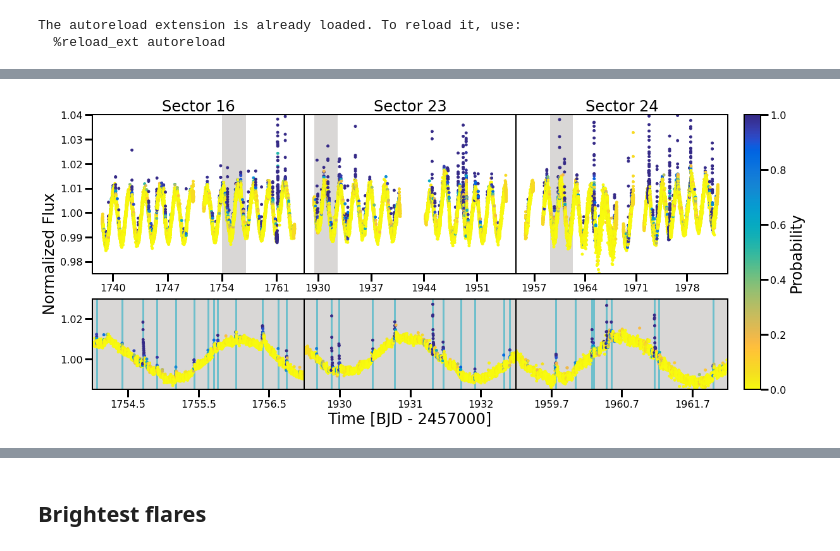
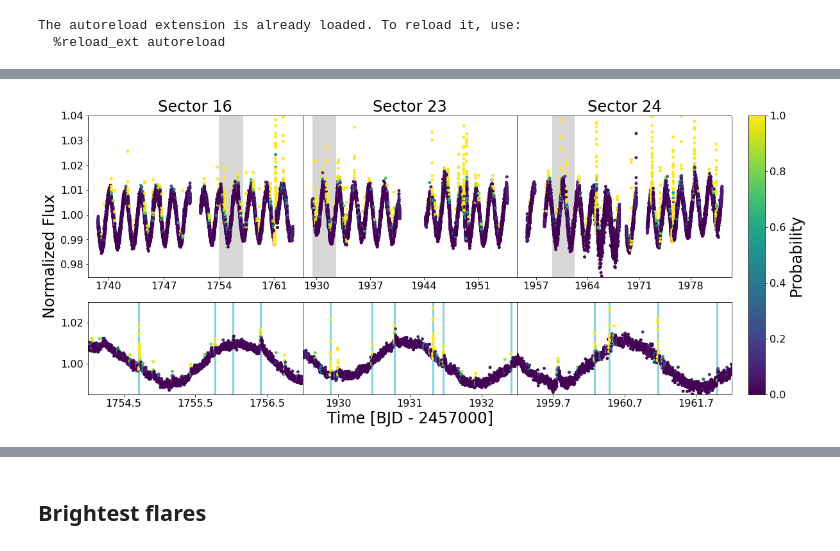
Before and after one commit to benjaminpope/mtv, a Jupyter notebook: notebooks/crdra_stella_analysis.ipynb, the cells around one changed output, grey strips where cells are left out. Cells and saved outputs as stored; diff of their text form; code cells hidden in the pictures.

```diff
--- a/notebooks/crdra_stella_analysis.ipynb
+++ b/notebooks/crdra_stella_analysis.ipynb
@@ -106,11 +103,16 @@ period = mProt.LS_results['avg_period_days'].data[0] + 0.0
 # %% [markdown]
 ### Neural network predictions
 # %%
-model_dir = '/Users/arcticfox/Documents/flares/run01/'
-models = os.listdir(model_dir)
-models = np.sort([os.path.join(model_dir, i) for i in models if i.endswith('.h5')])
+# model_dir = '/Users/arcticfox/Documents/flares/run01/'
+model_dir = '/Users/benjaminpope/Downloads/run01/'
+models = [os.path.join(model_dir,i) for i in
+          os.listdir(model_dir) if i.endswith('.h5')]
+
+# models = os.listdir(model_dir)
+# models = np.sort([os.path.join(model_dir, i) for i in models if i.endswith('.h5')])
 # %%
-cnn = stella.ConvNN(output_dir='/Users/arcticfox/Documents/GitHub')
+# cnn = stella.ConvNN(output_dir='/Users/arcticfox/Documents/GitHub')
+cnn = stella.ConvNN(output_dir='.')
 # %% [output]
 WARNING: No stella.DataSet object passed in.
 Can only use stella.ConvNN.predict().
@@ -260,15 +262,15 @@ lims = [[1754,1757], [1929.5, 1932.5], [1959.2,1962.2]]
 
 for i in range(len(axes)):
     axes[i][0].scatter(time[i], flux[i], c=avg_preds[i],
-                    vmin=0., vmax=1, s=15, cmap=parula.reversed())
+                    vmin=0., vmax=1, s=15)
 
     axes[i][0].axvspan(lims[i][0], lims[i][1],
                        color=bkg_color, zorder=0)
 
     q = ((time[i] >= lims[i][0]) & (time[i] <= lims[i][1]))
     im = axes[i][1].scatter(time[i][q], flux[i][q], c=avg_preds[i][q],
-                            vmin=0., vmax=1, s=15, cmap=parula.reversed())
-    axes[i][1].set_facecolor(bkg_color)
+                            vmin=0., vmax=1, s=15)
+#     axes[i][1].set_facecolor(bkg_color)
 
     subset = ff.flare_table[(ff.flare_table['tpeak']>=lims[i][0])&
                             (ff.flare_table['tpeak']<=lims[i][1])]
@@ -282,35 +284,35 @@ for i in range(len(axes)):
     axes[i][0].set_title('Sector {}'.format(sects[i]), fontsize=24)
 
     axes[i][0].set_ylim(0.975,1.04)
     axes[i][1].set_ylim(0.985,1.03)
 
     axes[i][1].set_xlim(lims[i])
 
     axes[i][1].set_xticks(np.arange(lims[i][0]+0.5, lims[i][1],1))
     axes[i][0].set_xticks(np.round(np.arange(time[i][0]+1, time[i][-1],7),0))
 
     if i > 0:
         axes[i][0].set_yticks([])
         axes[i][1].set_yticks([])
     if i == 1:
         axes[i][1].set_xlabel('Time [BJD - 2457000]', fontsize=24)
     if i == 0:
         axes[i][1].set_ylabel('Normalized Flux', y=1.5, fontsize=24)
 
     axes[i][0].set_rasterized(True)
     axes[i][1].set_rasterized(True)
 
 
 fig.subplots_adjust(right=0.9, wspace=0, hspace=0.2)
 cbar_ax = fig.add_axes([0.92, 0.125, 0.02, 0.755])
 cbar = fig.colorbar(im, cax=cbar_ax)
 cbar.set_label('Probability', fontsize=24)
-plt.savefig('/Users/arcticfox/Desktop/crdra_stella.pdf',
+plt.savefig('crdra_stella.pdf',
             dpi=200, rasterized=True, bbox_inches='tight')
 
 totaltime = (totaltime*u.minute).to(u.day)
 # %% [output]
-[figure, old version]
+[figure, new version]
 # %%
 np.max(ff.flare_table['amp'])
 # %%
```
Also changed, not shown: parts of 17 cells of this notebook, 3 other files.
